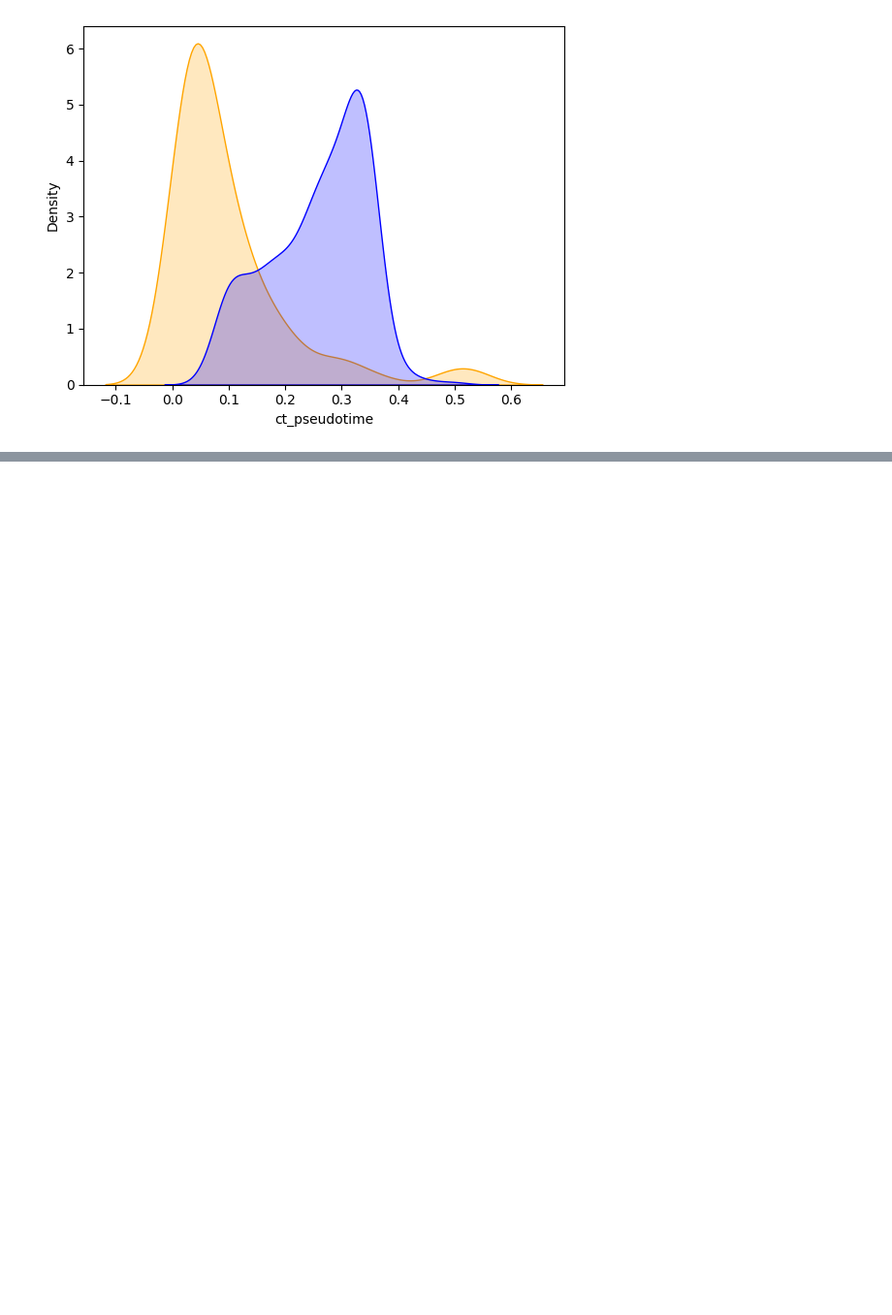
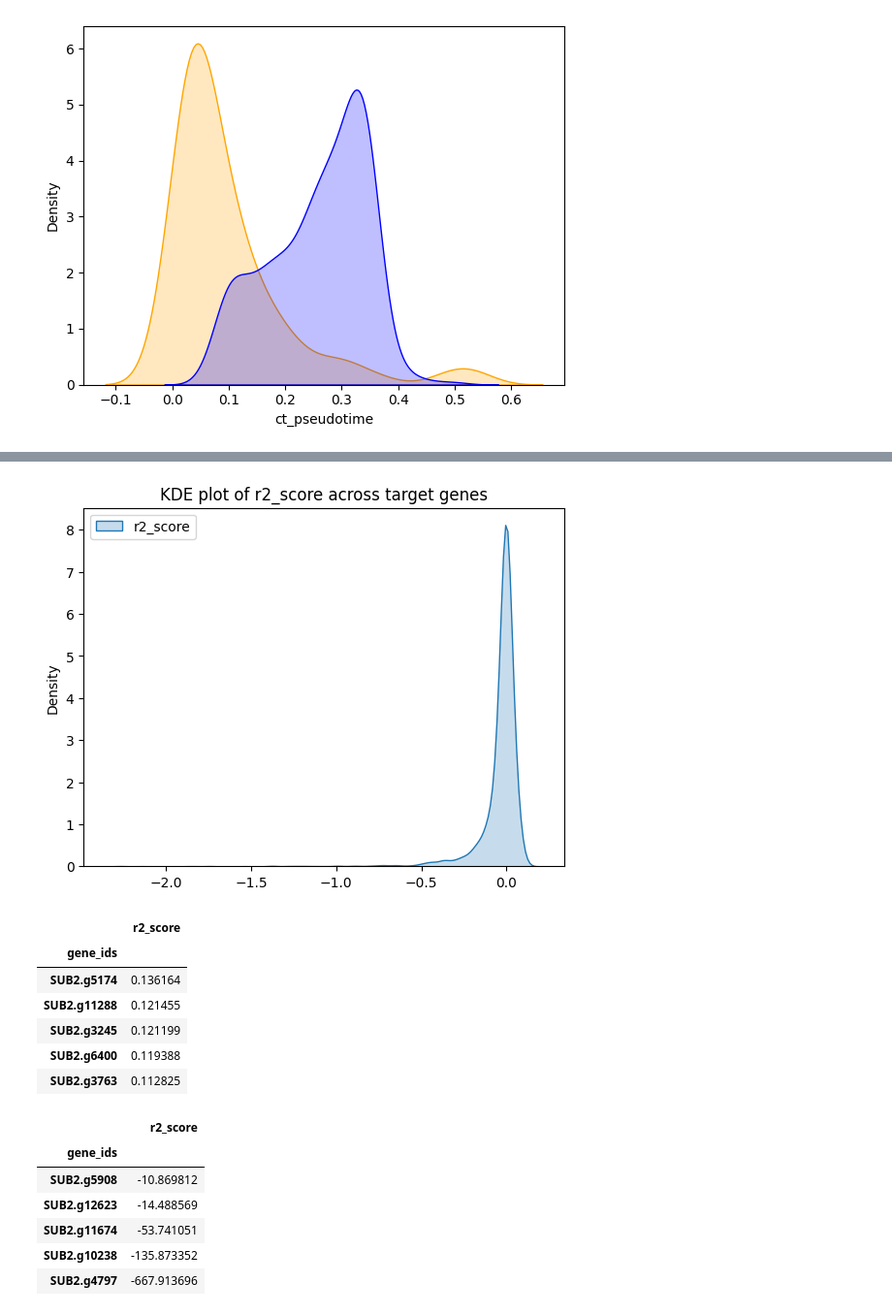
Before and after one commit to DavidWild02/BachelorThesis-ML-Gene-Interactions, a Jupyter notebook: GRNbetweenCellTypes.ipynb, the cells around one changed output, grey strips where cells are left out. Shown at 97% size. Cells and saved outputs as stored; diff of their text form; code cells hidden in the pictures; blank space fills up the shorter version.

```diff
--- a/GRNbetweenCellTypes.ipynb
+++ b/GRNbetweenCellTypes.ipynb
@@ -300,0 +369,8 @@ sns.kdeplot(df_pseudo_time_transition_cells, color="blue", fill=True)
+# %%
+grn_mask = df_grn.values
+model = train_model_for_cluster_to_cluster_association_with_pseudo_time(
+        df_stem_cells, df_transition_cells, df_pseudo_time_stem_cells, df_pseudo_time_transition_cells,
+        grn_mask, use_bias=False)
+weighted_grn = model.W_[:-2, :] # the last two rows are for pseudo time
+df_weighted_grn = pd.DataFrame(weighted_grn, index=df_grn.index, columns=df_grn.columns)
+df_weighted_grn.head()
@@ -300,0 +397,31 @@ sns.kdeplot(df_pseudo_time_transition_cells, color="blue", fill=True)
+# %%
+X_test_pt = X_test.copy()
+X_test_pt["pseudo_time"] = df_pseudo_time_stem_cells.loc[X_test_pt.index].values
+X_test_pt["target_pseudo_time"] = df_pseudo_time_transition_cells.loc[y_test.index].values
+
+y_pred = model.predict(X_test_pt)
+df_gen_scores = calculate_genes_r2_score(y_test, y_pred)
+
+show_score_distribution(df_gen_scores, "r2_score")
+
+display(df_gen_scores.head())
+display(df_gen_scores.tail())
+
+display_gene_residual_plots(y_test, y_pred, df_gen_scores.head().index, df_grn)
+display_gene_residual_plots(y_test, y_pred, df_gen_scores.tail().index, df_grn)
+# %% [output]
+[figure, added]
+|  | r2_score |
+| gene_ids |  |
+| SUB2.g5174 | 0.136164 |
+| SUB2.g11288 | 0.121455 |
+| SUB2.g3245 | 0.121199 |
+| SUB2.g6400 | 0.119388 |
+| SUB2.g3763 | 0.112825 |
+|  | r2_score |
+| gene_ids |  |
+| SUB2.g5908 | -10.869812 |
+| SUB2.g12623 | -14.488569 |
+| SUB2.g11674 | -53.741051 |
+| SUB2.g10238 | -135.873352 |
+| SUB2.g4797 | -667.913696 |
```
Also changed, not shown: parts of 29 cells of this notebook, 3 other files.
